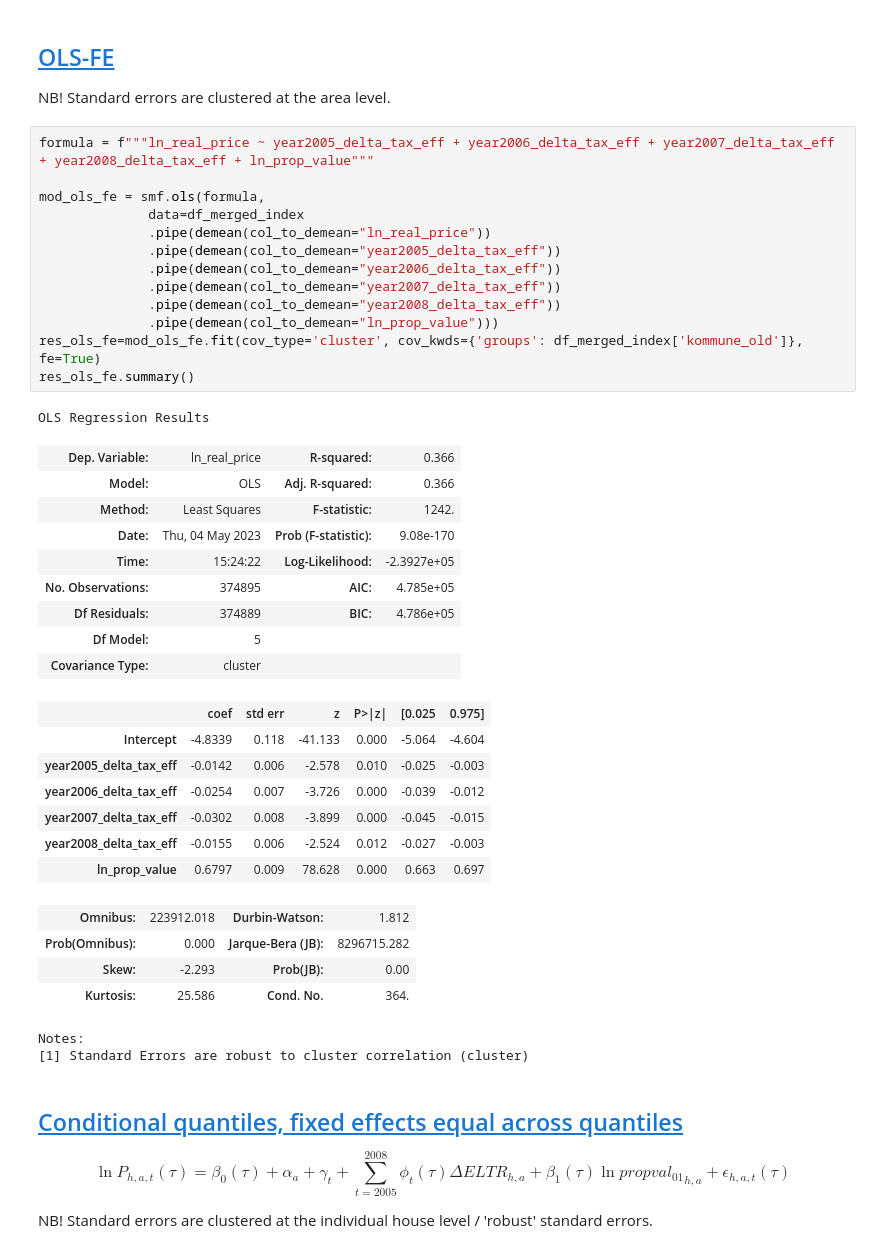
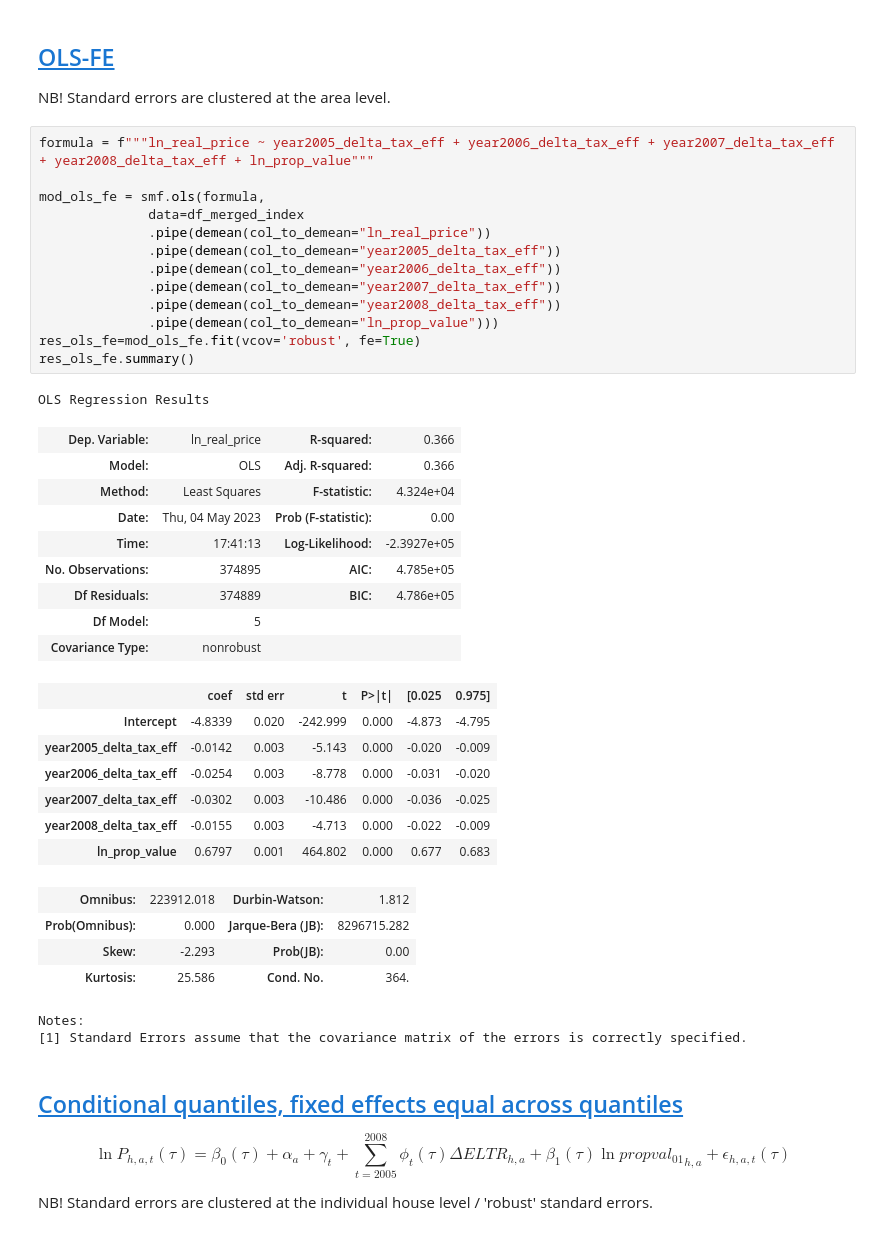
Before and after one commit to jorgenhost/No_taxation_without_capitalization, a Jupyter notebook: 4_main.ipynb, the cells around one changed output. Cells and saved outputs as stored; diff of their text form.

```diff
--- a/4_main.ipynb
+++ b/4_main.ipynb
@@ -410,40 +410,40 @@ NB! Standard errors are clustered at the area level.
 # %%
 formula = f"""ln_real_price ~ year2005_delta_tax_eff + year2006_delta_tax_eff + year2007_delta_tax_eff + year2008_delta_tax_eff + ln_prop_value"""
 
 mod_ols_fe = smf.ols(formula,
               data=df_merged_index
               .pipe(demean(col_to_demean="ln_real_price"))
               .pipe(demean(col_to_demean="year2005_delta_tax_eff"))
               .pipe(demean(col_to_demean="year2006_delta_tax_eff"))
               .pipe(demean(col_to_demean="year2007_delta_tax_eff"))
               .pipe(demean(col_to_demean="year2008_delta_tax_eff"))
               .pipe(demean(col_to_demean="ln_prop_value")))
-res_ols_fe=mod_ols_fe.fit(cov_type='cluster', cov_kwds={'groups': df_merged_index['kommune_old']}, fe=True)
+res_ols_fe=mod_ols_fe.fit(vcov='robust', fe=True)
 res_ols_fe.summary()
 # %% [output]
 OLS Regression Results
 | Dep. Variable: | ln_real_price | R-squared: | 0.366 |
 | Model: | OLS | Adj. R-squared: | 0.366 |
-| Method: | Least Squares | F-statistic: | 1242. |
-| Date: | Thu, 04 May 2023 | Prob (F-statistic): | 9.08e-170 |
-| Time: | 15:24:22 | Log-Likelihood: | -2.3927e+05 |
+| Method: | Least Squares | F-statistic: | 4.324e+04 |
+| Date: | Thu, 04 May 2023 | Prob (F-statistic): | 0.00 |
+| Time: | 17:41:13 | Log-Likelihood: | -2.3927e+05 |
 | No. Observations: | 374895 | AIC: | 4.785e+05 |
 | Df Residuals: | 374889 | BIC: | 4.786e+05 |
 | Df Model: | 5 |  |  |
-| Covariance Type: | cluster |  |  |
+| Covariance Type: | nonrobust |  |  |
-|  | coef | std err | z | P>|z| | [0.025 | 0.975] |
-| Intercept | -4.8339 | 0.118 | -41.133 | 0.000 | -5.064 | -4.604 |
-| year2005_delta_tax_eff | -0.0142 | 0.006 | -2.578 | 0.010 | -0.025 | -0.003 |
-| year2006_delta_tax_eff | -0.0254 | 0.007 | -3.726 | 0.000 | -0.039 | -0.012 |
-| year2007_delta_tax_eff | -0.0302 | 0.008 | -3.899 | 0.000 | -0.045 | -0.015 |
-| year2008_delta_tax_eff | -0.0155 | 0.006 | -2.524 | 0.012 | -0.027 | -0.003 |
-| ln_prop_value | 0.6797 | 0.009 | 78.628 | 0.000 | 0.663 | 0.697 |
+|  | coef | std err | t | P>|t| | [0.025 | 0.975] |
+| Intercept | -4.8339 | 0.020 | -242.999 | 0.000 | -4.873 | -4.795 |
+| year2005_delta_tax_eff | -0.0142 | 0.003 | -5.143 | 0.000 | -0.020 | -0.009 |
+| year2006_delta_tax_eff | -0.0254 | 0.003 | -8.778 | 0.000 | -0.031 | -0.020 |
+| year2007_delta_tax_eff | -0.0302 | 0.003 | -10.486 | 0.000 | -0.036 | -0.025 |
+| year2008_delta_tax_eff | -0.0155 | 0.003 | -4.713 | 0.000 | -0.022 | -0.009 |
+| ln_prop_value | 0.6797 | 0.001 | 464.802 | 0.000 | 0.677 | 0.683 |
 | Omnibus: | 223912.018 | Durbin-Watson: | 1.812 |
 | Prob(Omnibus): | 0.000 | Jarque-Bera (JB): | 8296715.282 |
 | Skew: | -2.293 | Prob(JB): | 0.00 |
 | Kurtosis: | 25.586 | Cond. No. | 364. |
 Notes:
-[1] Standard Errors are robust to cluster correlation (cluster)
+[1] Standard Errors assume that the covariance matrix of the errors is correctly specified.
 # %% [markdown]
 ## <a id='toc3_2_'></a>[Conditional quantiles, fixed effects equal across quantiles](#toc0_)
 
```
Also changed, not shown: parts of 7 cells of this notebook, 15 other files.
